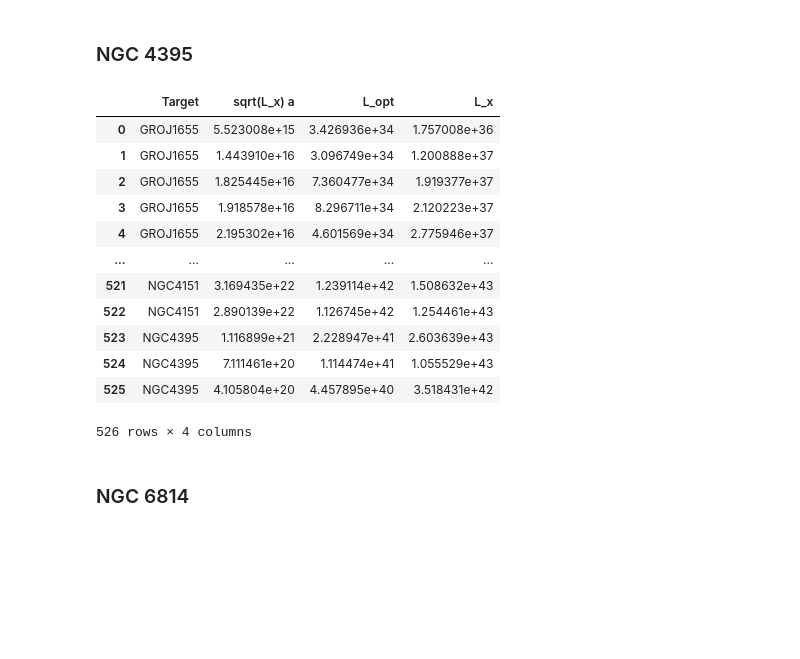
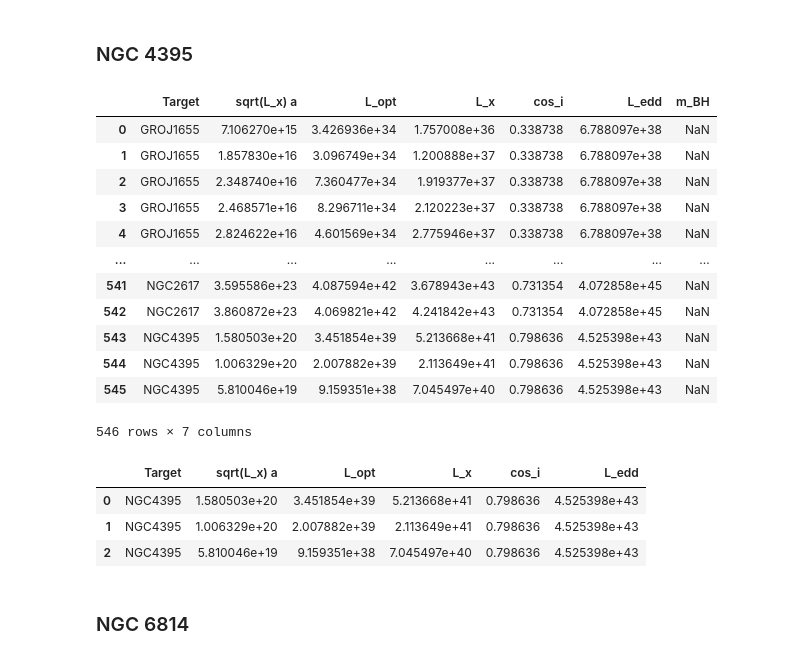
Before and after one commit to changhyun-cho/astrophysics, a Jupyter notebook: agn-xrb/correlations.ipynb, the cells around one changed output. Drawn from its saved outputs; the diff is of its cells as text; code cells hidden in the pictures; blank space fills up the shorter version.

```diff
--- a/agn-xrb/correlations.ipynb
+++ b/agn-xrb/correlations.ipynb
@@ -209,0 +398,20 @@ n4151 = agn[agn["Target"] == "NGC4151"]
+# %%
+n4151 = agn[agn["Target"] == "NGC4151"]
+
+# change units and calculate
+n4151["Lag"] = (0.34 + 0.96) * 24  # 0.34
+n4151["sqrt(L_x) a"] = np.sqrt(n4151["L_x"]) * n4151["Lag"]
+
+# add inclination
+n4151["cos_i"] = np.cos(np.radians(45))
+
+# add BH mass and Eddington luminosity
+n4151["m_BH"] = 5.4e7
+n4151["L_edd"] = L_edd(n4151["m_BH"])
+
+
+n4151 = n4151[["Target", "sqrt(L_x) a", "L_opt", "L_x", "cos_i", "L_edd"]]
+# n4395
+# merge
+df = pd.merge(df, n4151, how="outer")
+# df
@@ -226,40 +618,64 @@ n2617 = agn[agn["Target"] == "NGC2617"]
 ### NGC 4395
 # %%
 n4395 = {
-    "log(Lx_bol)": [43.41558074, 43.02347028, 42.54634902],
-    "log(L_opt)": [41.34809983, 41.04706984, 40.64912983],
+    "log(Lx_bol)": [
+        41.71714338,
+        41.32503292,
+        40.84791166,
+    ],  # [41.59438157, 41.2022711, 40.72514985],
+    "log(L_opt)": [
+        39.5380524,
+        39.30273827,
+        38.96186472,
+    ],  # [39.52690065, 39.22587066, 38.82793065],
     "Target": ["NGC4395", "NGC4395", "NGC4395"],
-    "Lag": [0.21888889, 0.21888889, 0.21888889],
+    "Lag": [0.21888889, 0.21888889, 0.21888889],  # 788 sec to hours
 }
+
 
 # Create a DataFrame
 n4395 = pd.DataFrame(n4395)
 
 # change units and calculate
 n4395["L_x"] = 10 ** n4395["log(Lx_bol)"]
 n4395["L_opt"] = 10 ** n4395["log(L_opt)"]
 n4395["sqrt(L_x) a"] = np.sqrt(n4395["L_x"]) * n4395["Lag"]
 
+# add inclination
+n4395["cos_i"] = np.cos(np.radians(37))  # 45 37
+
+# add BH mass and Eddington luminosity
+n4395["m_BH"] = 3.6e5
+n4395["L_edd"] = L_edd(n4395["m_BH"])
+
+
 # extract
-n4395 = n4395[["Target", "sqrt(L_x) a", "L_opt", "L_x"]]
+n4395 = n4395[["Target", "sqrt(L_x) a", "L_opt", "L_x", "cos_i", "L_edd"]]
 # n4395
 # merge
 df = pd.merge(df, n4395, how="outer")
 df
 # %% [output]
-|  | Target | sqrt(L_x) a | L_opt | L_x |
-| 0 | GROJ1655 | 5.523008e+15 | 3.426936e+34 | 1.757008e+36 |
-| 1 | GROJ1655 | 1.443910e+16 | 3.096749e+34 | 1.200888e+37 |
-| 2 | GROJ1655 | 1.825445e+16 | 7.360477e+34 | 1.919377e+37 |
-| 3 | GROJ1655 | 1.918578e+16 | 8.296711e+34 | 2.120223e+37 |
-| 4 | GROJ1655 | 2.195302e+16 | 4.601569e+34 | 2.775946e+37 |
-| ... | ... | ... | ... | ... |
-| 521 | NGC4151 | 3.169435e+22 | 1.239114e+42 | 1.508632e+43 |
-| 522 | NGC4151 | 2.890139e+22 | 1.126745e+42 | 1.254461e+43 |
-| 523 | NGC4395 | 1.116899e+21 | 2.228947e+41 | 2.603639e+43 |
-| 524 | NGC4395 | 7.111461e+20 | 1.114474e+41 | 1.055529e+43 |
-| 525 | NGC4395 | 4.105804e+20 | 4.457895e+40 | 3.518431e+42 |
+|  | Target | sqrt(L_x) a | L_opt | L_x | cos_i | L_edd | m_BH |
+| 0 | GROJ1655 | 7.106270e+15 | 3.426936e+34 | 1.757008e+36 | 0.338738 | 6.788097e+38 | NaN |
+| 1 | GROJ1655 | 1.857830e+16 | 3.096749e+34 | 1.200888e+37 | 0.338738 | 6.788097e+38 | NaN |
+| 2 | GROJ1655 | 2.348740e+16 | 7.360477e+34 | 1.919377e+37 | 0.338738 | 6.788097e+38 | NaN |
+| 3 | GROJ1655 | 2.468571e+16 | 8.296711e+34 | 2.120223e+37 | 0.338738 | 6.788097e+38 | NaN |
+| 4 | GROJ1655 | 2.824622e+16 | 4.601569e+34 | 2.775946e+37 | 0.338738 | 6.788097e+38 | NaN |
+| ... | ... | ... | ... | ... | ... | ... | ... |
+| 541 | NGC2617 | 3.595586e+23 | 4.087594e+42 | 3.678943e+43 | 0.731354 | 4.072858e+45 | NaN |
+| 542 | NGC2617 | 3.860872e+23 | 4.069821e+42 | 4.241842e+43 | 0.731354 | 4.072858e+45 | NaN |
+| 543 | NGC4395 | 1.580503e+20 | 3.451854e+39 | 5.213668e+41 | 0.798636 | 4.525398e+43 | NaN |
+| 544 | NGC4395 | 1.006329e+20 | 2.007882e+39 | 2.113649e+41 | 0.798636 | 4.525398e+43 | NaN |
+| 545 | NGC4395 | 5.810046e+19 | 9.159351e+38 | 7.045497e+40 | 0.798636 | 4.525398e+43 | NaN |
-526 rows × 4 columns
+546 rows × 7 columns
+# %%
+n4395
+# %% [output]
+|  | Target | sqrt(L_x) a | L_opt | L_x | cos_i | L_edd |
+| 0 | NGC4395 | 1.580503e+20 | 3.451854e+39 | 5.213668e+41 | 0.798636 | 4.525398e+43 |
+| 1 | NGC4395 | 1.006329e+20 | 2.007882e+39 | 2.113649e+41 | 0.798636 | 4.525398e+43 |
+| 2 | NGC4395 | 5.810046e+19 | 9.159351e+38 | 7.045497e+40 | 0.798636 | 4.525398e+43 |
 # %% [markdown]
 ### NGC 6814
 # %%
```
Also changed, not shown: parts of 66 cells of this notebook.
